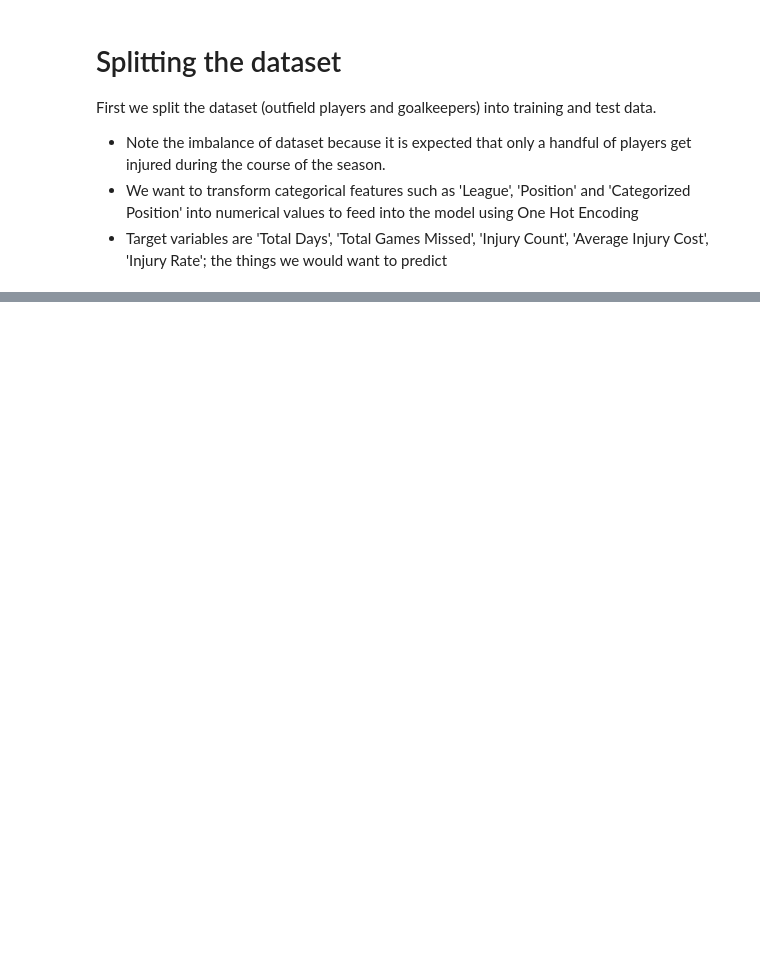
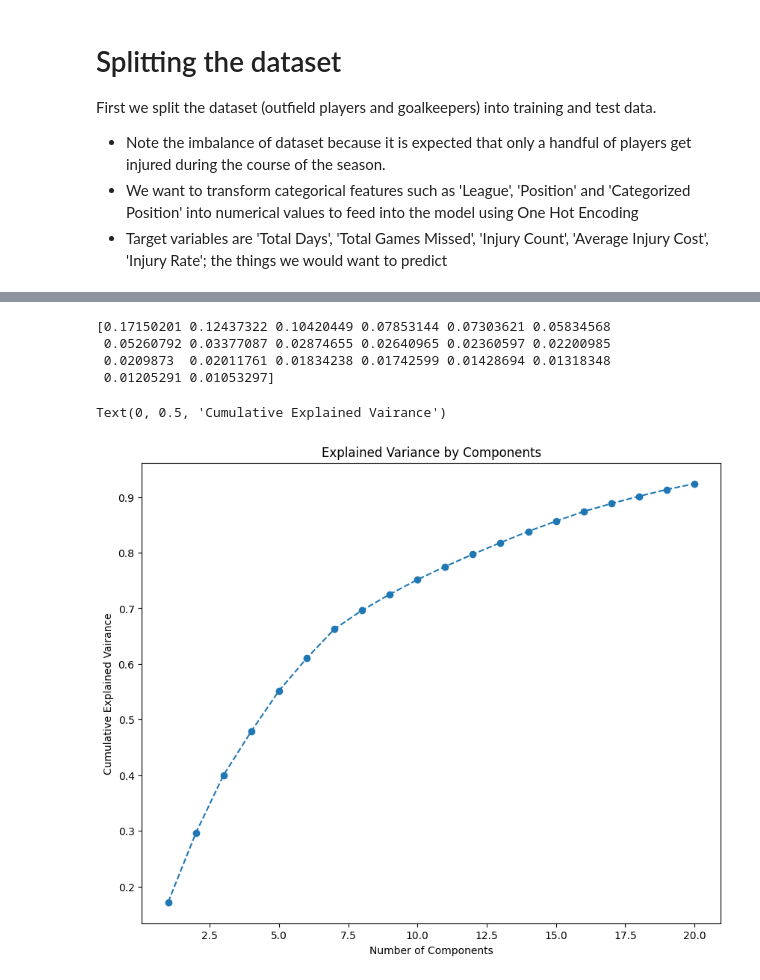
Before and after one commit to tsumian/MA4199-Injury-Prediction, a Jupyter notebook: ma4199-predictive-model.ipynb, the cells around one changed output, grey strips where cells are left out. Cells and saved outputs as stored; diff of their text form; code cells hidden in the pictures; blank space fills up the shorter version.

```diff
--- a/ma4199-predictive-model.ipynb
+++ b/ma4199-predictive-model.ipynb
@@ -448,0 +41,20 @@ for target in targets:
+# %%
+# Export datasets
+outfield_X_train.to_csv('outfield_X_train.csv', index=False)
+outfield_X_test.to_csv('outfield_X_test.csv', index=False)
+outfield_y_train.to_csv('outfield_y_train.csv', index=False)
+outfield_y_test.to_csv('outfield_y_test.csv', index=False)
+goalkeeper_X_train.to_csv('goalkeeper_X_train.csv', index=False)
+goalkeeper_X_test.to_csv('goalkeeper_X_test.csv', index=False)
+goalkeeper_y_train.to_csv('goalkeeper_y_train.csv', index=False)
+goalkeeper_y_test.to_csv('goalkeeper_y_test.csv', index=False)
+
+from sklearn.preprocessing import StandardScaler, MaxAbsScaler, MinMaxScaler, RobustScaler
+
+# Perform standardisaion
+scaler = MinMaxScaler()
+outfield_X_train = scaler.fit_transform(outfield_X_train)
+outfield_X_test = scaler.fit_transform(outfield_X_test)
+
+goalkeeper_X_train = scaler.fit_transform(goalkeeper_X_train)
+goalkeeper_X_test = scaler.fit_transform(goalkeeper_X_test)
@@ -448,0 +69,22 @@ for target in targets:
+# %%
+from sklearn.decomposition import PCA
+import matplotlib.pyplot as plt
+
+pca = PCA()
+pca.fit(outfield_X_train)
+
+explained_variance = pca.explained_variance_ratio_[:20].cumsum()
+print(pca.explained_variance_ratio_[:20])
+
+plt.figure(figsize = (10, 8))
+plt.plot(range(1, len(explained_variance) + 1), explained_variance, marker = "o", linestyle = "--")
+plt.title("Explained Variance by Components")
+plt.xlabel("Number of Components")
+plt.ylabel("Cumulative Explained Vairance")
+# %% [output]
+[0.17150201 0.12437322 0.10420449 0.07853144 0.07303621 0.05834568
+ 0.05260792 0.03377087 0.02874655 0.02640965 0.02360597 0.02200985
+ 0.0209873  0.02011761 0.01834238 0.01742599 0.01428694 0.01318348
+ 0.01205291 0.01053297]
+Text(0, 0.5, 'Cumulative Explained Vairance')
+[figure, added]
```
Also changed, not shown: parts of 54 cells of this notebook.
